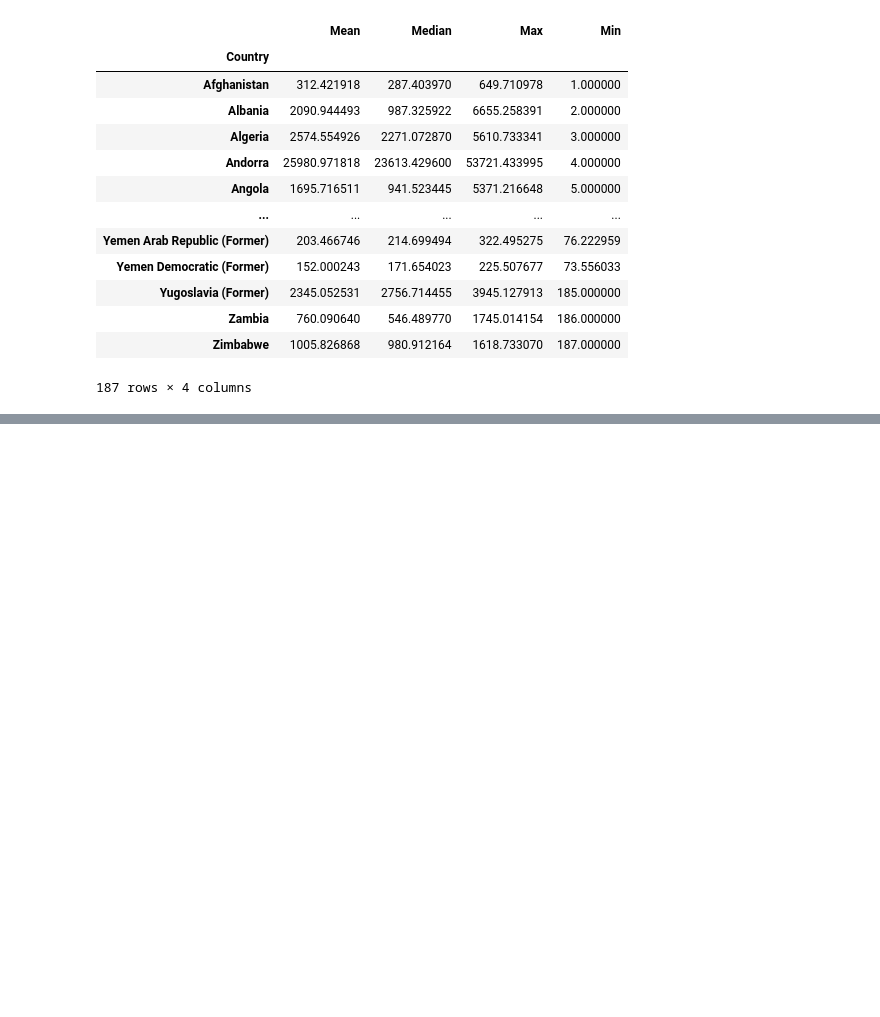
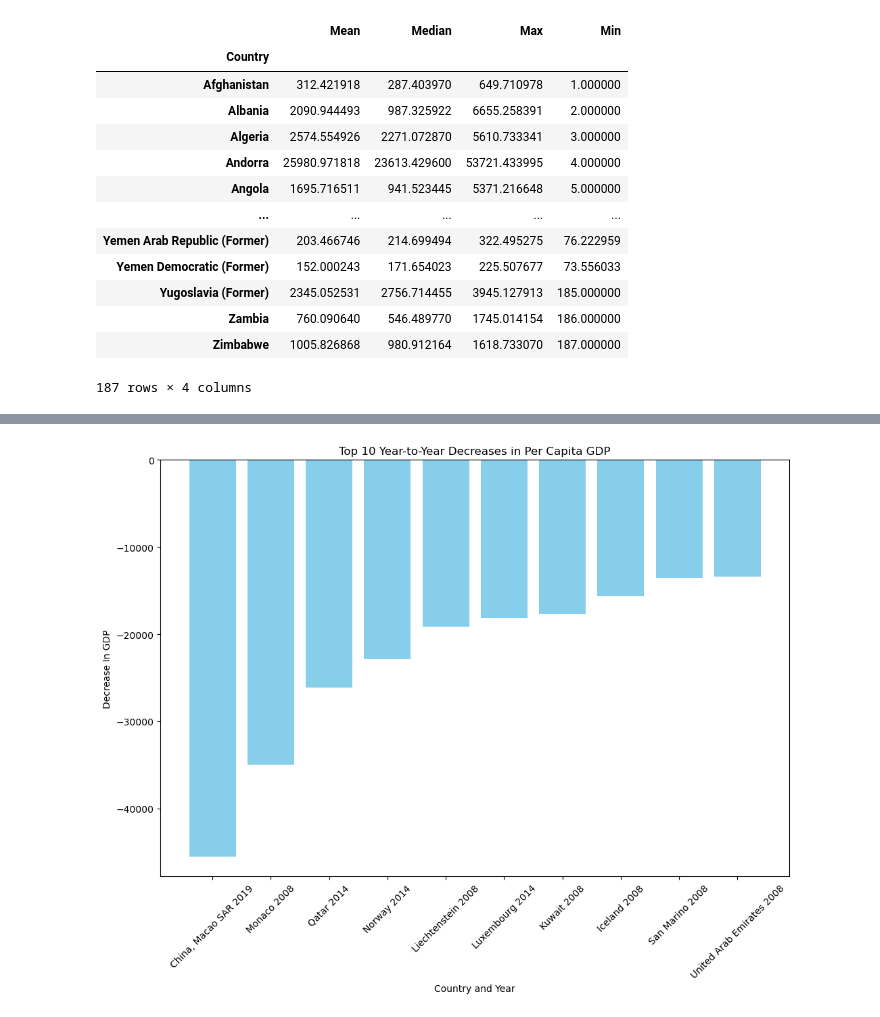
Before and after one commit to connerdekok/Country_GDP, a Jupyter notebook: Country_GDP.ipynb, the cells around one changed output, grey strips where cells are left out. Saved outputs shown, nothing was run; the diff lists cells and outputs as text; code cells hidden in the pictures; blank space fills up the shorter version.

```diff
--- a/Country_GDP.ipynb
+++ b/Country_GDP.ipynb
@@ -84,0 +126,23 @@ Zane End
+# %%
+# Assuming your data is in a CSV file
+df = pd.read_csv("data/Per Capita GDP.csv")
+
+# Melt the dataframe to have 'Year' and 'Value' columns
+df_melted = df.melt(id_vars=['Sr.No', 'Country'], var_name='Year', value_name='Value')
+
+# Convert 'Year' to integer
+df_melted['Year'] = df_melted['Year'].astype(int)
+
+# Sort values by Country and Year
+df_melted = df_melted.sort_values(by=['Country', 'Year'])
+
+# Calculate the year-to-year decrease
+df_melted['Decrease'] = df_melted.groupby('Country')['Value'].diff(-1)
+
+# Find the top 10 decreases per country
+top_decreases = df_melted.loc[df_melted.groupby('Country')['Decrease'].idxmax()]
+
+# Sort by the greatest decrease and select the top 10
+top_10_decreases = top_decreases.nlargest(10, 'Decrease')
+
+print(top_10_decreases[['Country', 'Year', 'Decrease']])
@@ -84,0 +161,16 @@ Zane End
+# %%
+
+top_10_decreases['Country_Year'] = top_10_decreases['Country'] + ' ' + top_10_decreases['Year'].astype(str)
+
+#Flips chart over x axis to create negative values
+top_10_decreases['Decrease'] = -top_10_decreases['Decrease']
+
+plt.figure(figsize=(12, 8))
+plt.bar(top_10_decreases['Country_Year'], top_10_decreases['Decrease'], color='skyblue')
+plt.xlabel('Country and Year')
+plt.ylabel('Decrease In GDP')
+plt.title('Top 10 Year-to-Year Decreases in Per Capita GDP')
+plt.xticks(rotation=45)
+plt.show()
+# %% [output]
+[figure, added]
```
Also changed, not shown: parts of 20 cells of this notebook.
